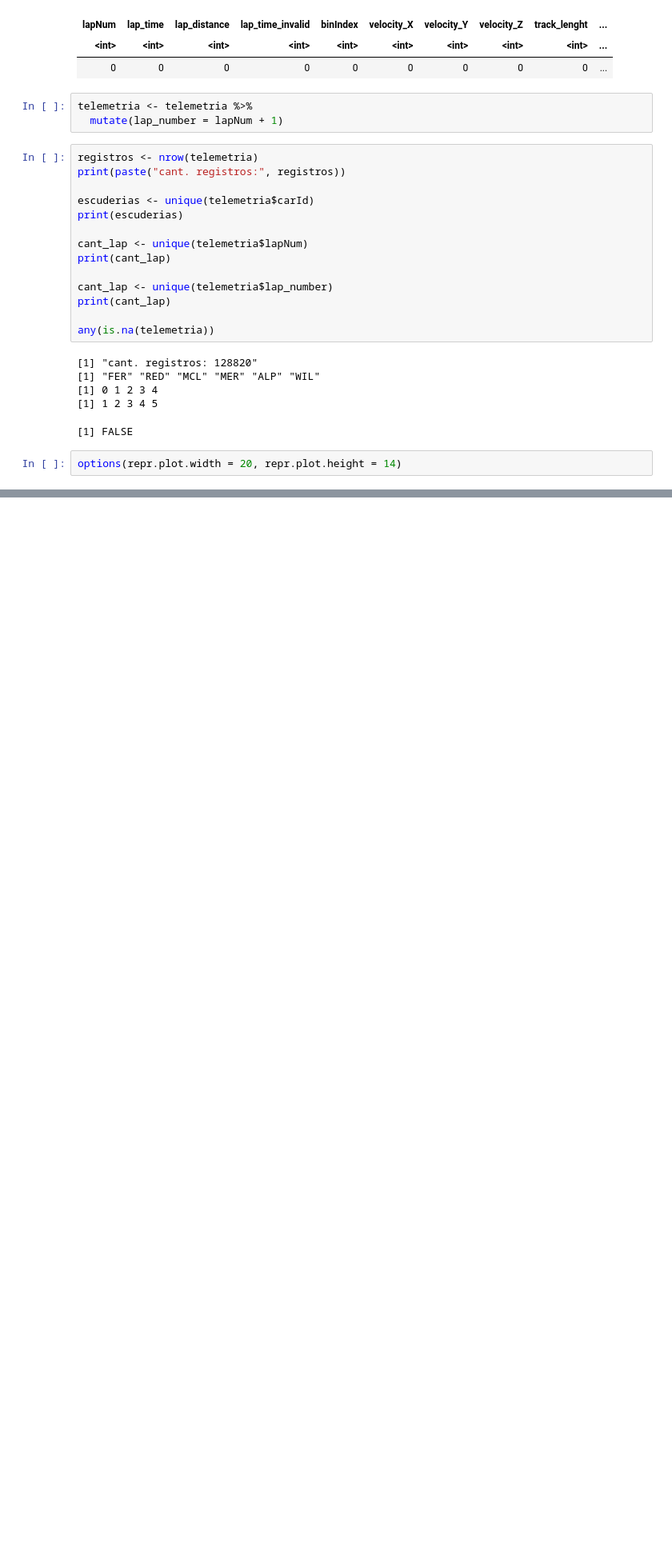
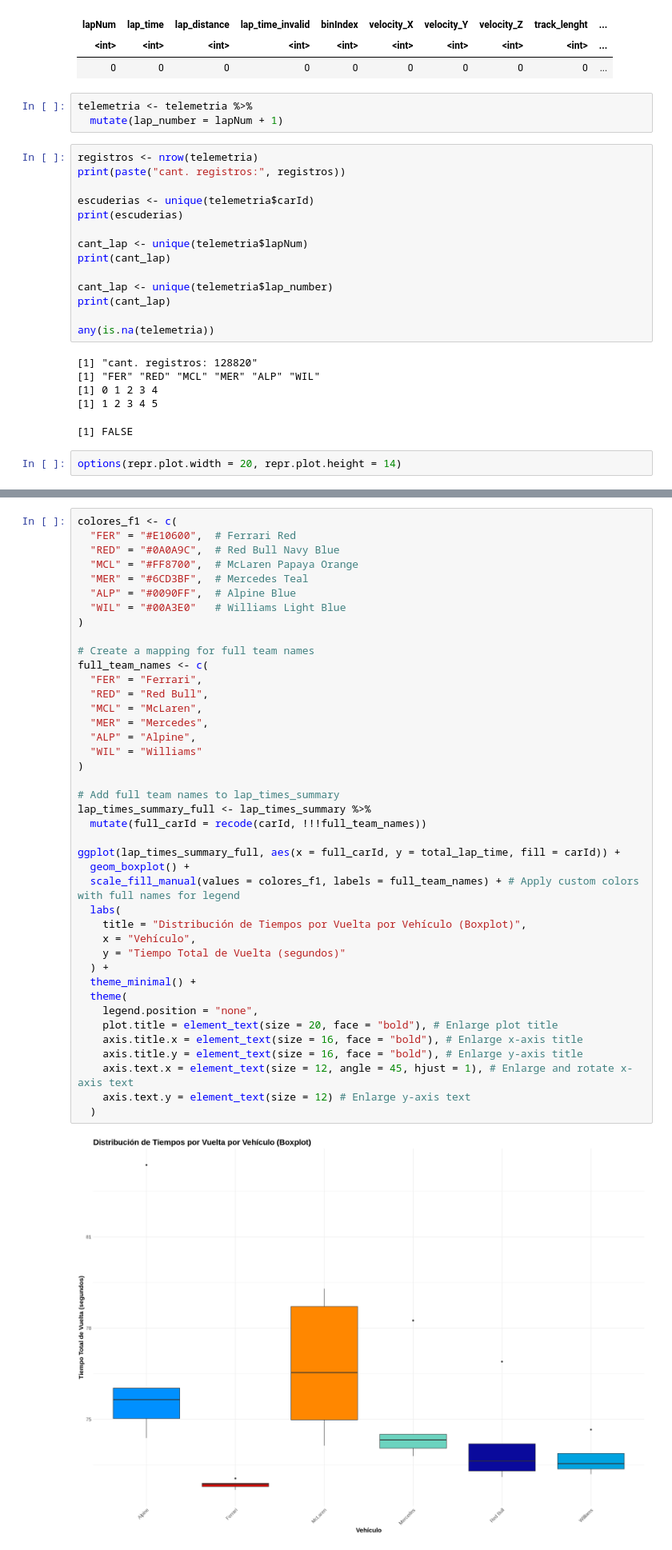
Before and after one commit to LuppeCh/F1EDA, a Jupyter notebook: Exploración_de_Datos_Trabajo_Final.ipynb, the cells around one changed output, grey strips where cells are left out. Shown at 80% size. Saved outputs shown, nothing was run; the diff lists cells and outputs as text; blank space fills up the shorter version.

```diff
--- a/Exploración_de_Datos_Trabajo_Final.ipynb
+++ b/Exploración_de_Datos_Trabajo_Final.ipynb
@@ -497,0 +642,43 @@ options(repr.plot.width = 20, repr.plot.height = 14)
+# %%
+colores_f1 <- c(
+  "FER" = "#E10600",  # Ferrari Red
+  "RED" = "#0A0A9C",  # Red Bull Navy Blue
+  "MCL" = "#FF8700",  # McLaren Papaya Orange
+  "MER" = "#6CD3BF",  # Mercedes Teal
+  "ALP" = "#0090FF",  # Alpine Blue
+  "WIL" = "#00A3E0"   # Williams Light Blue
+)
+
+# Create a mapping for full team names
+full_team_names <- c(
+  "FER" = "Ferrari",
+  "RED" = "Red Bull",
+  "MCL" = "McLaren",
+  "MER" = "Mercedes",
+  "ALP" = "Alpine",
+  "WIL" = "Williams"
+)
+
+# Add full team names to lap_times_summary
+lap_times_summary_full <- lap_times_summary %>%
+  mutate(full_carId = recode(carId, !!!full_team_names))
+
+ggplot(lap_times_summary_full, aes(x = full_carId, y = total_lap_time, fill = carId)) +
+  geom_boxplot() +
+  scale_fill_manual(values = colores_f1, labels = full_team_names) + # Apply custom colors with full names for legend
+  labs(
+    title = "Distribución de Tiempos por Vuelta por Vehículo (Boxplot)",
+    x = "Vehículo",
+    y = "Tiempo Total de Vuelta (segundos)"
+  ) +
+  theme_minimal() +
+  theme(
+    legend.position = "none",
+    plot.title = element_text(size = 20, face = "bold"), # Enlarge plot title
+    axis.title.x = element_text(size = 16, face = "bold"), # Enlarge x-axis title
+    axis.title.y = element_text(size = 16, face = "bold"), # Enlarge y-axis title
+    axis.text.x = element_text(size = 12, angle = 45, hjust = 1), # Enlarge and rotate x-axis text
+    axis.text.y = element_text(size = 12) # Enlarge y-axis text
+  )
+# %% [output]
+[figure, added]
```
Also changed, not shown: parts of 30 cells of this notebook.
